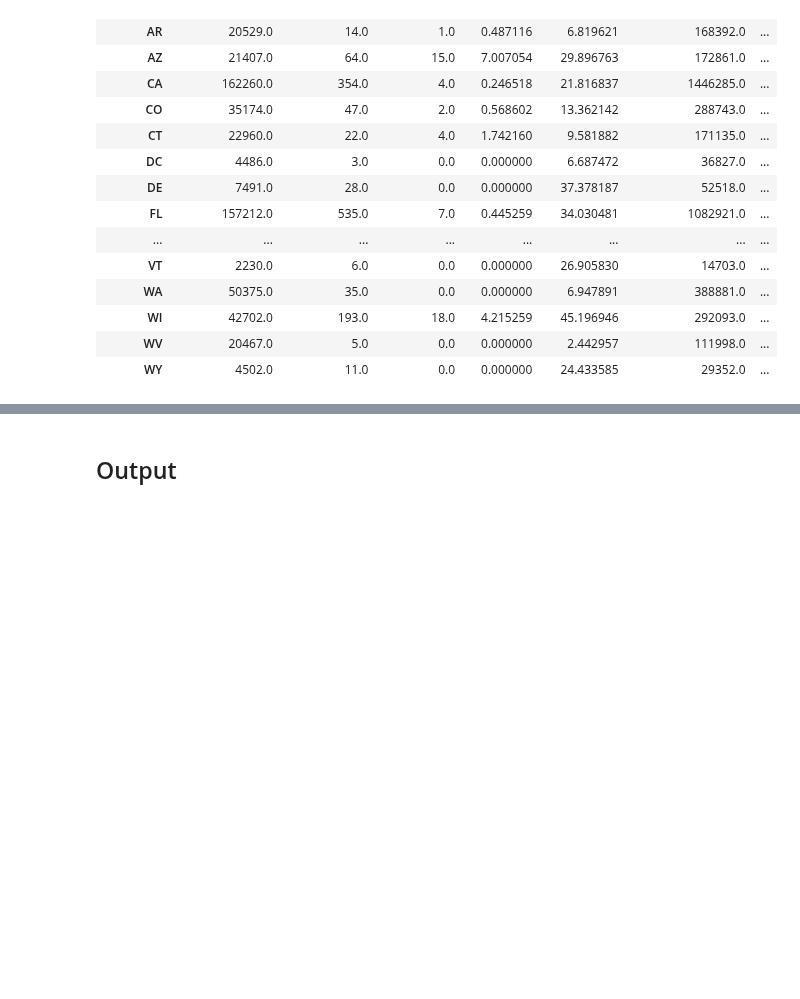
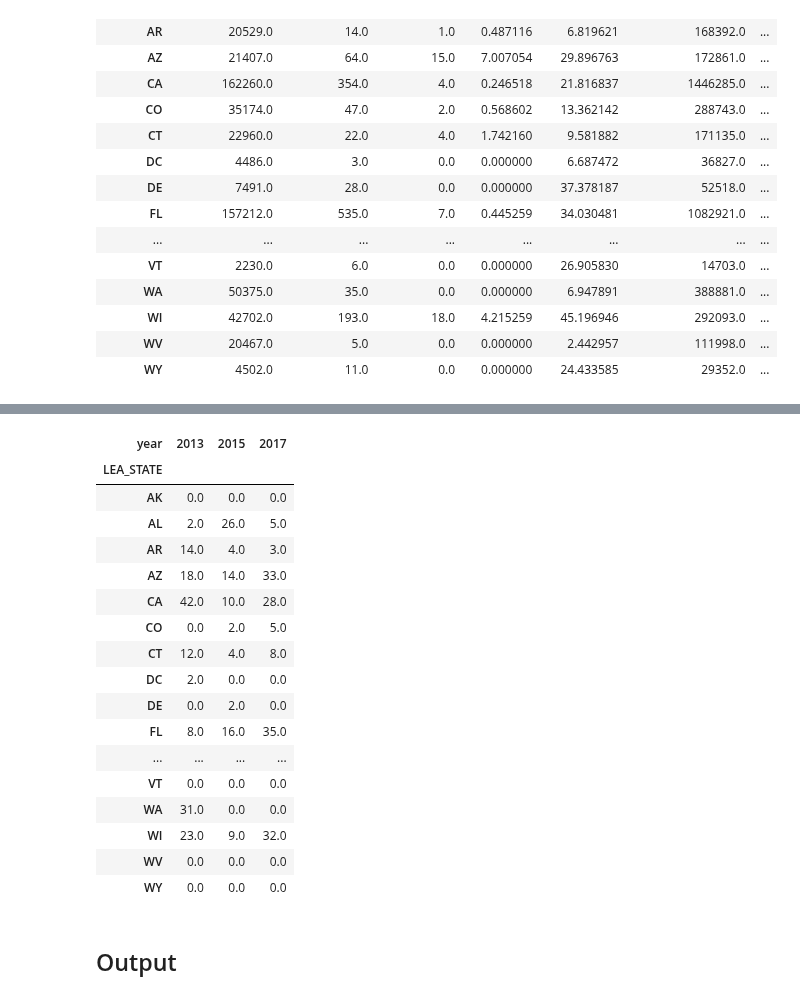
Before and after one commit to cbs-news-data/crdc-le-referral-data, a Jupyter notebook: notebooks/1718_referrals_arrests/crdc_le_referrals_arrests.ipynb, the cells around one changed output, grey strips where cells are left out. Drawn from its saved outputs; the diff is of its cells as text; code cells hidden in the pictures; blank space fills up the shorter version.

```diff
--- a/notebooks/1718_referrals_arrests/crdc_le_referrals_arrests.ipynb
+++ b/notebooks/1718_referrals_arrests/crdc_le_referrals_arrests.ipynb
@@ -453,3 +457,31 @@ dis_state
+# %%
+state_trends = pd.crosstab(
+    index=complete_df.LEA_STATE,
+    columns=complete_df.year,
+    values=complete_df.total_arrests,
+    aggfunc="sum",
+)
+
+state_trends
+# %% [output]
+| year | 2013 | 2015 | 2017 |
+| LEA_STATE |  |  |  |
+| AK | 0.0 | 0.0 | 0.0 |
+| AL | 2.0 | 26.0 | 5.0 |
+| AR | 14.0 | 4.0 | 3.0 |
+| AZ | 18.0 | 14.0 | 33.0 |
+| CA | 42.0 | 10.0 | 28.0 |
+| CO | 0.0 | 2.0 | 5.0 |
+| CT | 12.0 | 4.0 | 8.0 |
+| DC | 2.0 | 0.0 | 0.0 |
+| DE | 0.0 | 2.0 | 0.0 |
+| FL | 8.0 | 16.0 | 35.0 |
+| ... | ... | ... | ... |
+| VT | 0.0 | 0.0 | 0.0 |
+| WA | 31.0 | 0.0 | 0.0 |
+| WI | 23.0 | 9.0 | 32.0 |
+| WV | 0.0 | 0.0 | 0.0 |
+| WY | 0.0 | 0.0 | 0.0 |
 # %% [markdown]
 ## Output
 # %% [markdown]
```
Also changed, not shown: parts of 14 cells of this notebook, 8 other files.
